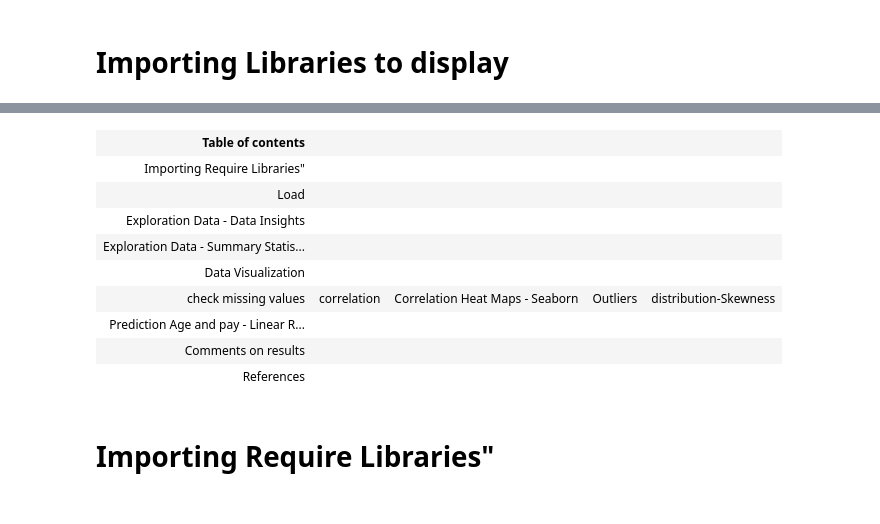
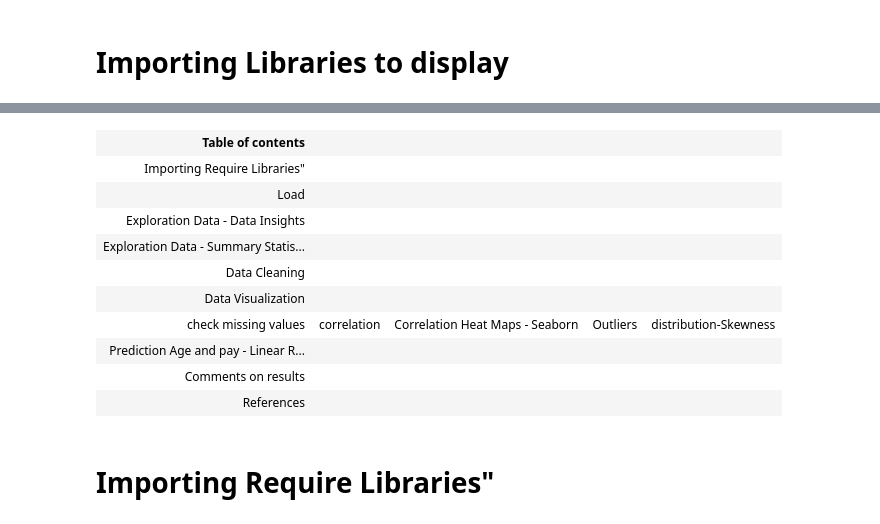
Before and after one commit to manolaz/bordeaux-data-mining-2021-workbook, a Jupyter notebook: project_workbook.ipynb, the cells around one changed output, grey strips where cells are left out. Saved outputs shown, nothing was run; the diff lists cells and outputs as text; code cells hidden in the pictures.

```diff
--- a/project_workbook.ipynb
+++ b/project_workbook.ipynb
@@ -102,37 +102,42 @@ di.display_html("""
         <tr>
             <td colspan=5 class="cell"><a href='#DataInsights'>Exploration Data - Data Insights</a></td>
         </tr>
+
         <tr>
             <td colspan=5 class="cell"><a href='#SummaryStatistics'>Exploration Data - Summary Statistics</a></td>
+        </tr>
+        <tr>
+            <td colspan=5 class="cell"><a href='#DataLoad'>Data Cleaning</a></td>
         </tr>
         <tr>
             <td colspan=5 class="cell"><a href='#DataVisualization'>Data Visualization</a></td>
         </tr>
         <tr>
             <td class="cell"><a href='#missing-value'>check missing values</a></td>
             <td class="cell"><a href='#correlation'>correlation</a></td>
             <td class="cell"><a href='#'>Correlation Heat Maps - Seaborn</a></td>
             <td class="cell"><a href='#Outliers'>Outliers</a></td>
             <td class="cell"><a href='#distribution-Skewness'>distribution-Skewness</a></td>
         </tr>
         <tr>
             <td colspan=5 class="cell"><a href='#Prediction'>Prediction Age and pay - Linear Regression</a></td>
         </tr>
         <tr>
             <td colspan=5 class="cell"><a href='#Comments-on-results'>Comments on results</a></td>
         </tr>
         <tr>
             <td colspan=5 class="cell"><a href='#References'>References</a></td>
         </tr>
     </tbody>
 </table>
 """, raw=True)
 # %% [output]
 | Table of contents |  |  |  |  |
 | Importing Require Libraries" |  |  |  |  |
 | Load |  |  |  |  |
 | Exploration Data - Data Insights |  |  |  |  |
 | Exploration Data - Summary Statis... |  |  |  |  |
+| Data Cleaning |  |  |  |  |
 | Data Visualization |  |  |  |  |
 | check missing values | correlation | Correlation Heat Maps - Seaborn | Outliers | distribution-Skewness |
 | Prediction Age and pay - Linear R... |  |  |  |  |
```
Also changed, not shown: parts of 12 cells of this notebook, 3 other files.
